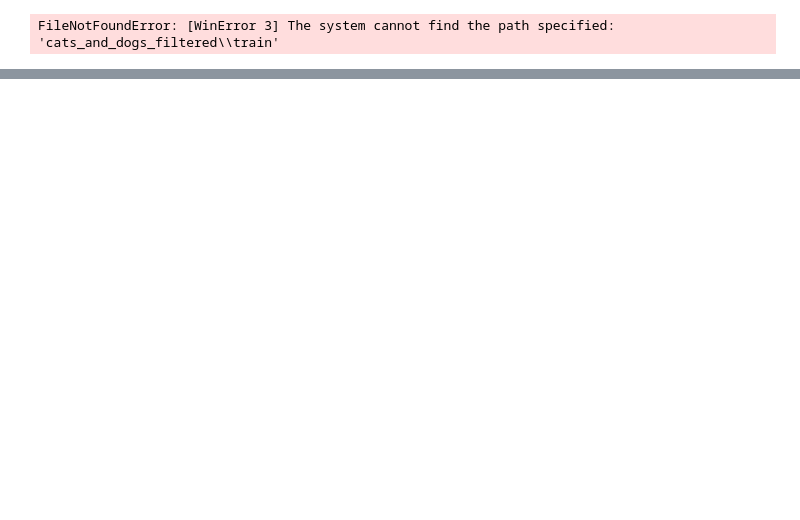
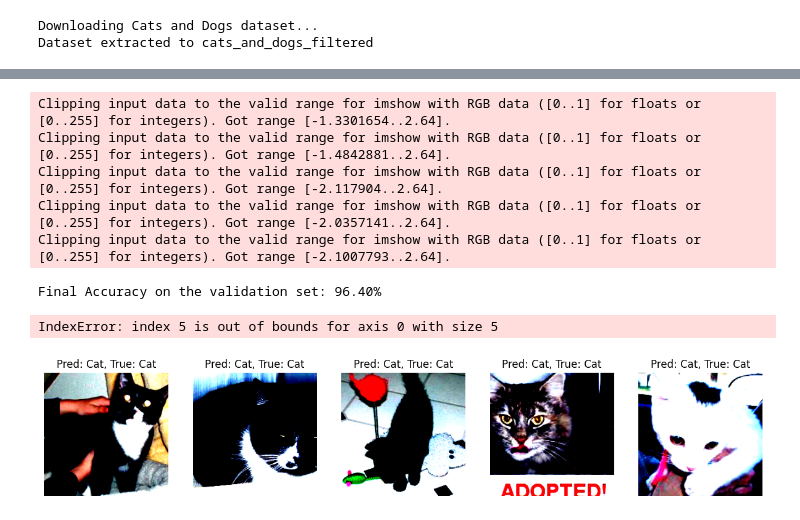
Before and after one commit to Ascii-Hermit/DeepLearningLab, a Jupyter notebook: Week6/questions.ipynb, the cells around one changed output, grey strips where cells are left out. Drawn from its saved outputs; the diff is of its cells as text; code cells hidden in the pictures; blank space fills up the shorter version.

```diff
--- a/Week6/questions.ipynb
+++ b/Week6/questions.ipynb
@@ -109,6 +112,37 @@ Epoch 5/5, Loss: 0.1709, Accuracy: 91.93%
 [figure]
 # %%
 #question2
+
+import torch
+import os
+import zipfile
+from torch.utils.data import DataLoader
+from torchvision import datasets, models, transforms
+import torch.nn as nn
+import torch.optim as optim
+import matplotlib.pyplot as plt
+from torchvision import datasets
+
+# Directory for dataset
+data_dir = 'cats_and_dogs_filtered'
+
+# Check if dataset exists, otherwise download and unzip it
+if not os.path.exists(data_dir):
+    print("Downloading Cats and Dogs dataset...")
+    # Dataset URL for Cats vs Dogs
+    dataset_url = "https://storage.googleapis.com/mledu-datasets/cats_and_dogs_filtered.zip"
+    dataset_path = "cats_and_dogs_filtered.zip"
+
+    # Download the dataset
+    import urllib.request
+    urllib.request.urlretrieve(dataset_url, dataset_path)
+
+    # Unzip the dataset
+    with zipfile.ZipFile(dataset_path, 'r') as zip_ref:
+        zip_ref.extractall()
+
+    print(f"Dataset extracted to {data_dir}")
+
 transform = {
     'train': transforms.Compose([
         transforms.RandomResizedCrop(224),
@@ -124,7 +158,6 @@ transform = {
     ]),
 }
 
-data_dir = 'cats_and_dogs_filtered'
 train_dataset = datasets.ImageFolder(os.path.join(data_dir, 'train'), transform['train'])
 val_dataset = datasets.ImageFolder(os.path.join(data_dir, 'validation'), transform['val'])
 
@@ -215,4 +248,5 @@ def visualize_predictions(model, val_loader):
     plt.show()
 visualize_predictions(model, val_loader)
 # %% [output]
-FileNotFoundError: [WinError 3] The system cannot find the path specified: 'cats_and_dogs_filtered\\train'
+Downloading Cats and Dogs dataset...
+Dataset extracted to cats_and_dogs_filtered
@@ -219,3 +260,11 @@ FileNotFoundError: [WinError 3] The system cannot find the path specified: 'cats
+Clipping input data to the valid range for imshow with RGB data ([0..1] for floats or [0..255] for integers). Got range [-1.3301654..2.64].
+Clipping input data to the valid range for imshow with RGB data ([0..1] for floats or [0..255] for integers). Got range [-1.4842881..2.64].
+Clipping input data to the valid range for imshow with RGB data ([0..1] for floats or [0..255] for integers). Got range [-2.117904..2.64].
+Clipping input data to the valid range for imshow with RGB data ([0..1] for floats or [0..255] for integers). Got range [-2.0357141..2.64].
+Clipping input data to the valid range for imshow with RGB data ([0..1] for floats or [0..255] for integers). Got range [-2.1007793..2.64].
+Final Accuracy on the validation set: 96.40%
+IndexError: index 5 is out of bounds for axis 0 with size 5
+[figure, added]
 # %%
 #question3
 def save_checkpoint(state, filename="checkpoint.pth.tar"):
```
Also changed, not shown: parts of 3 cells of this notebook.
